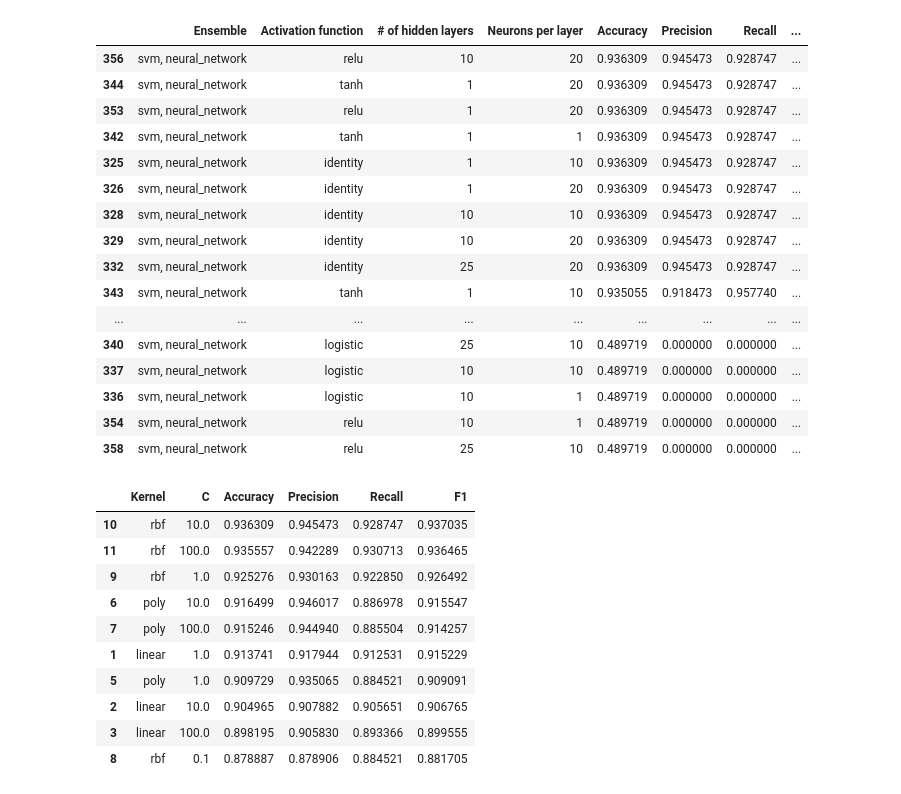
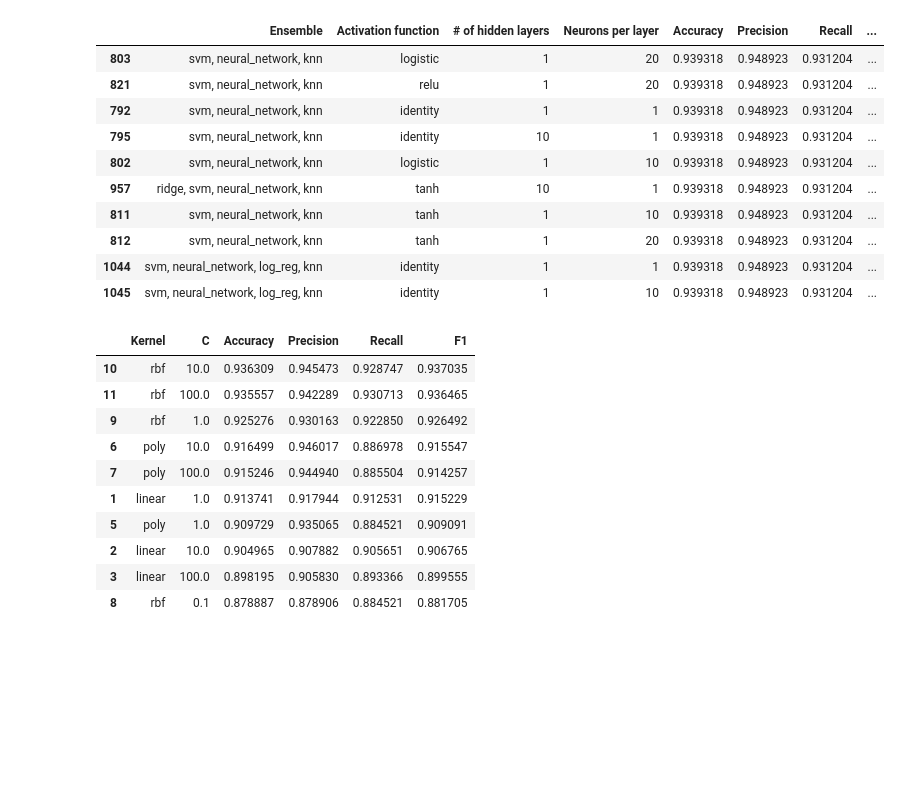
Before and after one commit to Roan-Schellingerhout/YouTube_conspiracy_paper, a Jupyter notebook: Results/Hyperparameters.ipynb, the cells around one changed output. Cells and saved outputs as stored; diff of their text form; code cells hidden in the pictures; blank space fills up the shorter version.

```diff
--- a/Results/Hyperparameters.ipynb
+++ b/Results/Hyperparameters.ipynb
@@ -9,26 +9,20 @@ nn = pd.read_csv("neural_network.csv").sort_values("Accuracy", ascending=False).
 ridge = pd.read_csv("ridge_classification.csv").sort_values("Accuracy", ascending=False).drop("Unnamed: 0", axis=1)
 logr = pd.read_csv("logistic_regression.csv").sort_values("Accuracy", ascending=False).drop("Unnamed: 0", axis=1)
 knn = pd.read_csv("k-nearest_neighbors.csv").sort_values("Accuracy", ascending=False).drop("Unnamed: 0", axis=1)
-# %%
-ensemble[ensemble["Ensemble"] == "svm, neural_network"]
-# %% [output]
-|  | Ensemble | Activation function | # of hidden layers | Neurons per layer | Accuracy | Precision | Recall | ... |
-| 356 | svm, neural_network | relu | 10 | 20 | 0.936309 | 0.945473 | 0.928747 | ... |
-| 344 | svm, neural_network | tanh | 1 | 20 | 0.936309 | 0.945473 | 0.928747 | ... |
-| 353 | svm, neural_network | relu | 1 | 20 | 0.936309 | 0.945473 | 0.928747 | ... |
-| 342 | svm, neural_network | tanh | 1 | 1 | 0.936309 | 0.945473 | 0.928747 | ... |
-| 325 | svm, neural_network | identity | 1 | 10 | 0.936309 | 0.945473 | 0.928747 | ... |
-| 326 | svm, neural_network | identity | 1 | 20 | 0.936309 | 0.945473 | 0.928747 | ... |
-| 328 | svm, neural_network | identity | 10 | 10 | 0.936309 | 0.945473 | 0.928747 | ... |
-| 329 | svm, neural_network | identity | 10 | 20 | 0.936309 | 0.945473 | 0.928747 | ... |
-| 332 | svm, neural_network | identity | 25 | 20 | 0.936309 | 0.945473 | 0.928747 | ... |
-| 343 | svm, neural_network | tanh | 1 | 10 | 0.935055 | 0.918473 | 0.957740 | ... |
-| ... | ... | ... | ... | ... | ... | ... | ... | ... |
-| 340 | svm, neural_network | logistic | 25 | 10 | 0.489719 | 0.000000 | 0.000000 | ... |
-| 337 | svm, neural_network | logistic | 10 | 10 | 0.489719 | 0.000000 | 0.000000 | ... |
-| 336 | svm, neural_network | logistic | 10 | 1 | 0.489719 | 0.000000 | 0.000000 | ... |
-| 354 | svm, neural_network | relu | 10 | 1 | 0.489719 | 0.000000 | 0.000000 | ... |
-| 358 | svm, neural_network | relu | 25 | 10 | 0.489719 | 0.000000 | 0.000000 | ... |
+# %%
+ensemble.head(10)
+# %% [output]
+|  | Ensemble | Activation function | # of hidden layers | Neurons per layer | Accuracy | Precision | Recall | ... |
+| 803 | svm, neural_network, knn | logistic | 1 | 20 | 0.939318 | 0.948923 | 0.931204 | ... |
+| 821 | svm, neural_network, knn | relu | 1 | 20 | 0.939318 | 0.948923 | 0.931204 | ... |
+| 792 | svm, neural_network, knn | identity | 1 | 1 | 0.939318 | 0.948923 | 0.931204 | ... |
+| 795 | svm, neural_network, knn | identity | 10 | 1 | 0.939318 | 0.948923 | 0.931204 | ... |
+| 802 | svm, neural_network, knn | logistic | 1 | 10 | 0.939318 | 0.948923 | 0.931204 | ... |
+| 957 | ridge, svm, neural_network, knn | tanh | 10 | 1 | 0.939318 | 0.948923 | 0.931204 | ... |
+| 811 | svm, neural_network, knn | tanh | 1 | 10 | 0.939318 | 0.948923 | 0.931204 | ... |
+| 812 | svm, neural_network, knn | tanh | 1 | 20 | 0.939318 | 0.948923 | 0.931204 | ... |
+| 1044 | svm, neural_network, log_reg, knn | identity | 1 | 1 | 0.939318 | 0.948923 | 0.931204 | ... |
+| 1045 | svm, neural_network, log_reg, knn | identity | 1 | 10 | 0.939318 | 0.948923 | 0.931204 | ... |
 # %%
 svm.head(10)
 # %% [output]
```
Also changed, not shown: parts of 3 cells of this notebook.
